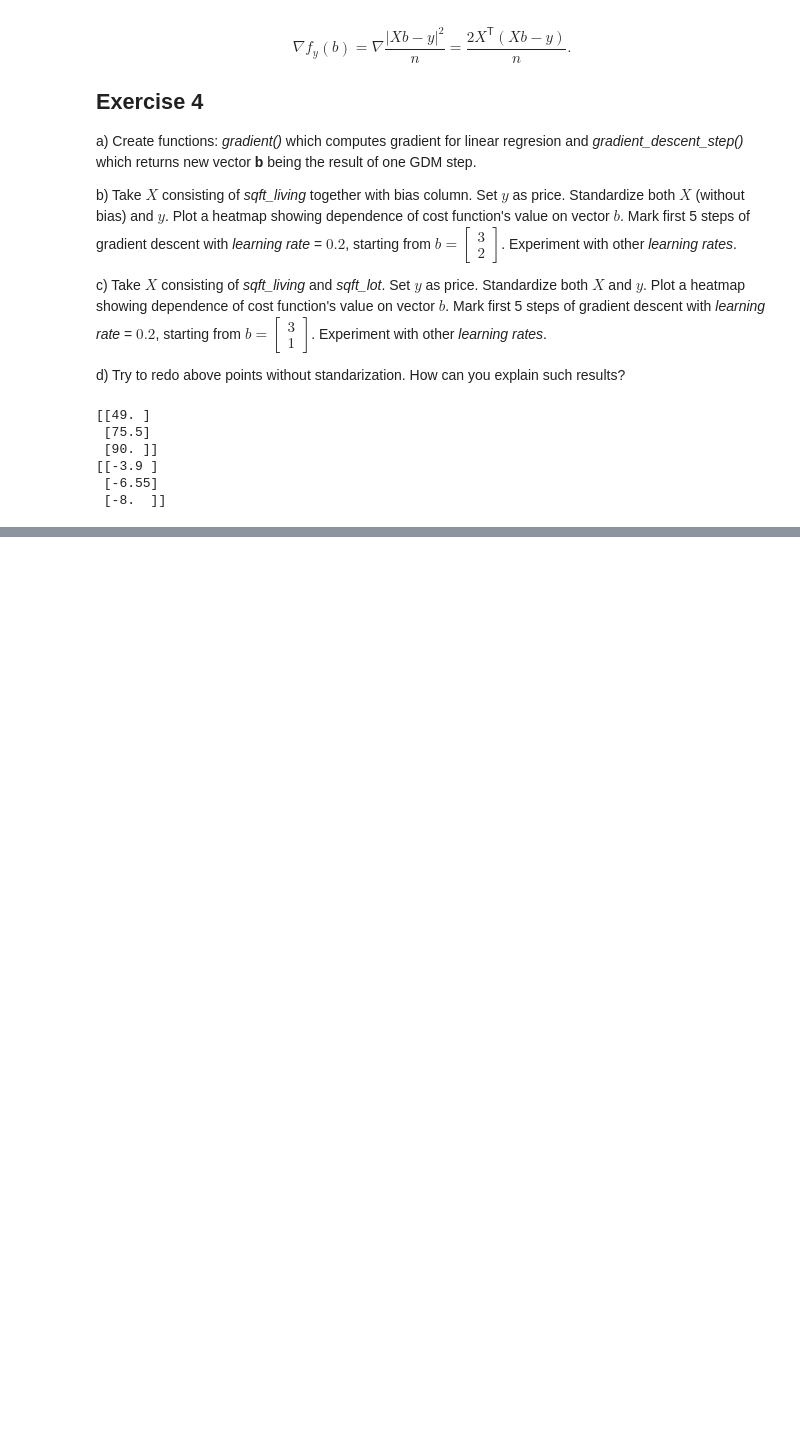
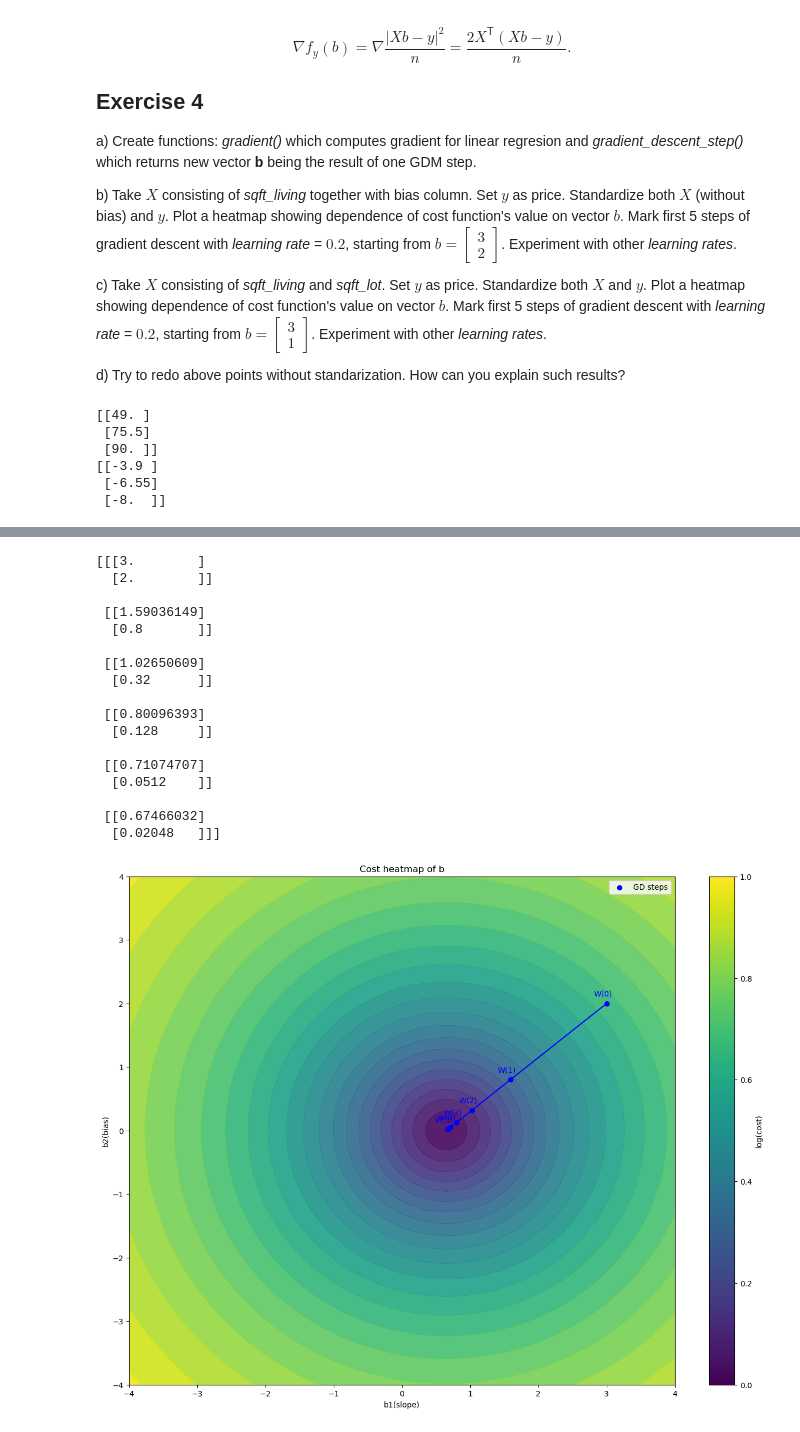
Before and after one commit to noxikoxi/Analityka, a Jupyter notebook: Assignment3/Assignment_3_Tomasz_Cach.ipynb, the cells around one changed output, grey strips where cells are left out. Cells and saved outputs as stored; diff of their text form; code cells hidden in the pictures; blank space fills up the shorter version.

Commit message:
Assignment 3 First version

```diff
--- a/Assignment3/Assignment_3_Tomasz_Cach.ipynb
+++ b/Assignment3/Assignment_3_Tomasz_Cach.ipynb
@@ -182,18 +212,3 @@ It is important to remember, that bias column should not be standardize!
 a) Implement function standardize(), which standardize the feature matrix and returns it together with two vectors containing original features' means and standard deviations.
 b) Implement function destandardize(), which restores the original data given standardized feature matrix X and vectors containing original features' means and standard deviations.
 c) Plot original $X,y$ data. Then plot it after standardization. Then plot it after destandardisation.
-# %%
-#a)
-def standardize(X):
-    return "implement me!"
-
-#b)
-def destandardize(X, means, sds):
-    return "implement me!"
-
-
-#short test:
-W = [[1,2,3],[2,5,4],[3,4,5],[4,5,7]]
-standardize(W)
-
-#Hint: with np.mean and np.std first function is three lines long. The second is one-liner.
@@ -240,10 +310,10 @@ d) Try to redo above points without standarization. How can you explain such res
 #a)
 
 def gradient(b, X, y):
-    return "implement me!"
+    return 2 * X.T.dot((X.dot(b) - y)) / len(y)
 
 def gradient_descent_step(b, X, y, lr):
-    return "implement me!"
+    return b - gradient(b, X, y) * lr
 
 
 #short test:
@@ -272,0 +365,43 @@ print(gradient_descent_step(test_b, test_X, test_y, 0.1))
+# %%
+#b)
+bias = [[1]] * X.shape[0]
+standardized_x, _, _ = standardize(X)
+standardized_y, _, _ = standardize(y)
+x_bias = np.concatenate((standardized_x, bias), axis=1)
+
+lr = 0.3
+b = [[3], [2]]
+
+gradient_b = np.zeros((6,2, 1))
+gradient_b[0] = b
+
+for i in range(1, 6):
+    gradient_b[i] = gradient_descent_step(gradient_b[i-1], x_bias, standardized_y,lr)
+
+print(gradient_b)
+
+nb_of_bs = 101 # compute the cost nb_of_bs times in each dimension
+b1 = np.linspace(-4, 4, num=nb_of_bs) # slope coefficient
+b2 = np.linspace(-4, 4, num=nb_of_bs) # bias
+b_x, b_y = np.meshgrid(b1, b2) # generate grid
+
+plot_heatmap(x_bias, standardized_y, b_x, b_y, gradient_b, nb_of_bs)
+# %% [output]
+[[[3.        ]
+  [2.        ]]
+
+ [[1.59036149]
+  [0.8       ]]
+
+ [[1.02650609]
+  [0.32      ]]
+
+ [[0.80096393]
+  [0.128     ]]
+
+ [[0.71074707]
+  [0.0512    ]]
+
+ [[0.67466032]
+  [0.02048   ]]]
+[figure, added]
```
Also changed, not shown: parts of 17 cells of this notebook.
